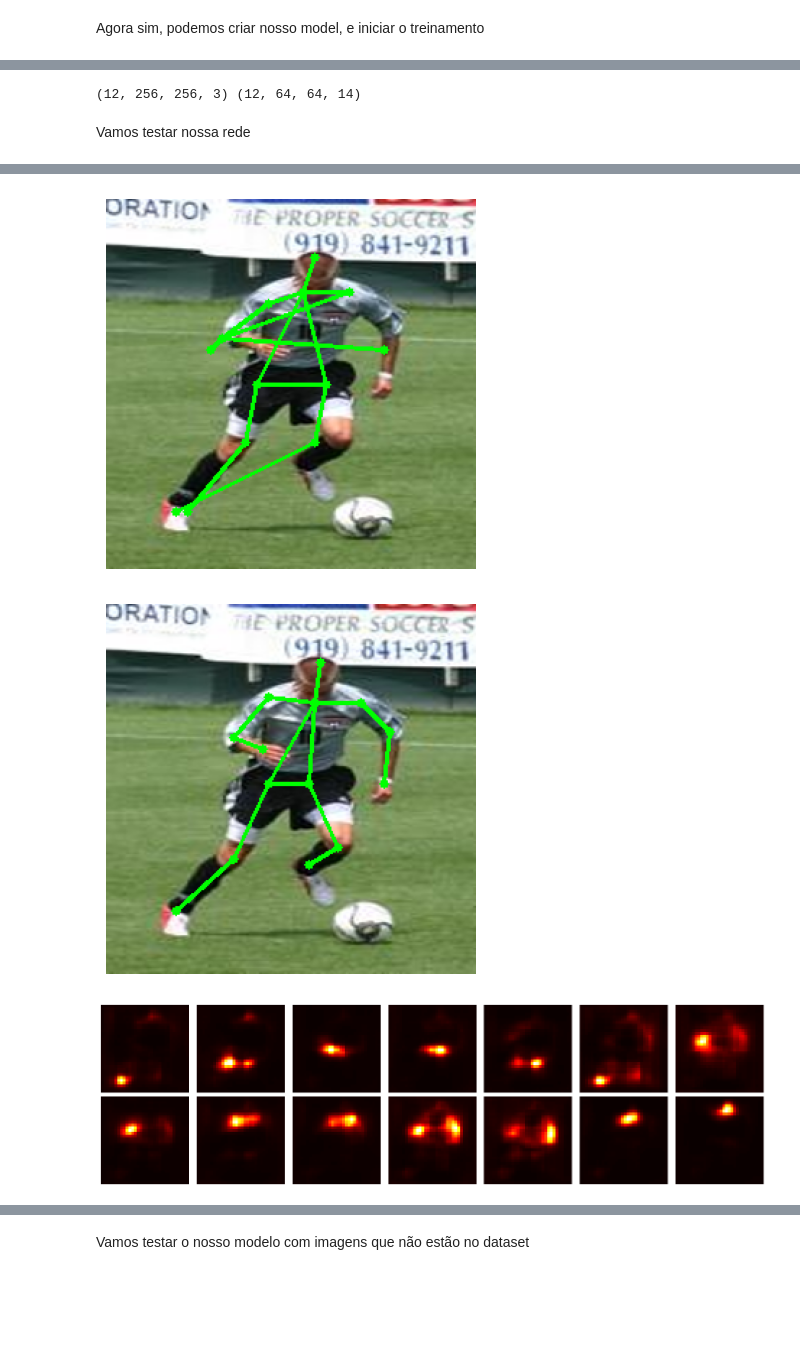
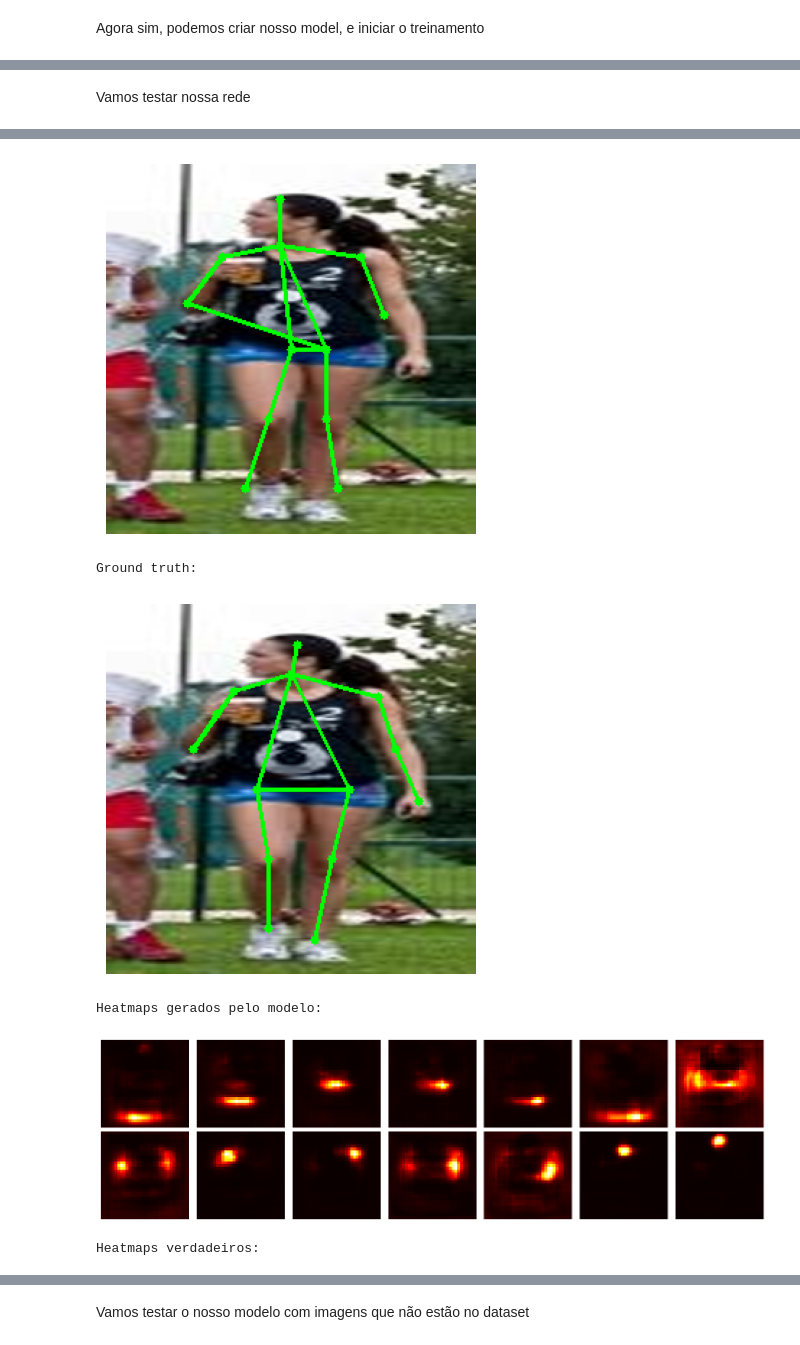
Before and after one commit to MauroBuccoJr/pose-estimation, a Jupyter notebook: notebooks/projeto_final.ipynb, the cells around one changed output, grey strips where cells are left out. Saved outputs shown, nothing was run; the diff lists cells and outputs as text; code cells hidden in the pictures; blank space fills up the shorter version.

```diff
--- a/notebooks/projeto_final.ipynb
+++ b/notebooks/projeto_final.ipynb
@@ -444,9 +452,4 @@ Epoch 11/16
 ... (5 outputs left out)
-# %%
-for img, hmap in train_dataset.take(1):
-    print(img.shape, hmap.shape)  # Esperado: (12, 256, 256, 3), (12, 64, 64, 14)
-# %% [output]
-(12, 256, 256, 3) (12, 64, 64, 14)
 # %% [markdown]
 Vamos testar nossa rede
 # %%
@@ -506,14 +509,18 @@ def visualize_prediction(img, heatmaps):
     plt.axis('off')
     plt.show()
 
-# Teste com uma imagem
-test_img, keypoints = load_image_keypoints(1)
+# Teste com uma imagem do dataset
+test_img, keypoints = load_image_keypoints(random.choice(test_idx)) # escolhe uma imagem aleatória do dataset de teste
 pred = model.predict(np.expand_dims(test_img, axis=0))[0]
+print("Predição do modelo:")
 visualize_prediction(test_img, pred)
 original_heatmaps = generate_heatmaps(keypoints)
+print("Ground truth:")
 visualize_prediction(test_img, original_heatmaps)
 
+print("Heatmaps gerados pelo modelo:")
 show_heatmaps(pred)
+print("Heatmaps verdadeiros:")
 show_heatmaps(original_heatmaps)
 
 #visualize_prediction(test_img, keypoints)
@@ -522,3 +530,6 @@ show_heatmaps(original_heatmaps)
-[figure, old version]
+[figure, new version]
+Ground truth:
-[figure, old version]
+[figure, new version]
+Heatmaps gerados pelo modelo:
-[figure, old version]
+[figure, new version]
+Heatmaps verdadeiros:
```
Also changed, not shown: parts of 8 cells of this notebook.
